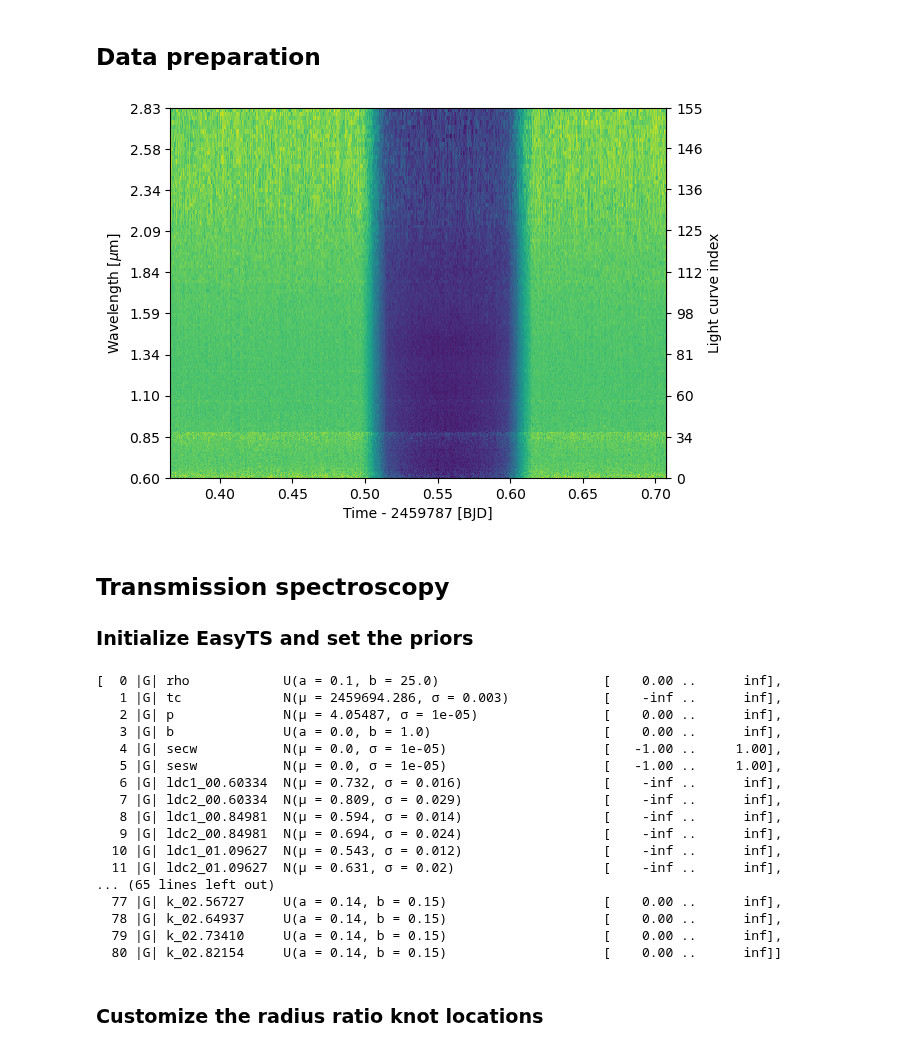
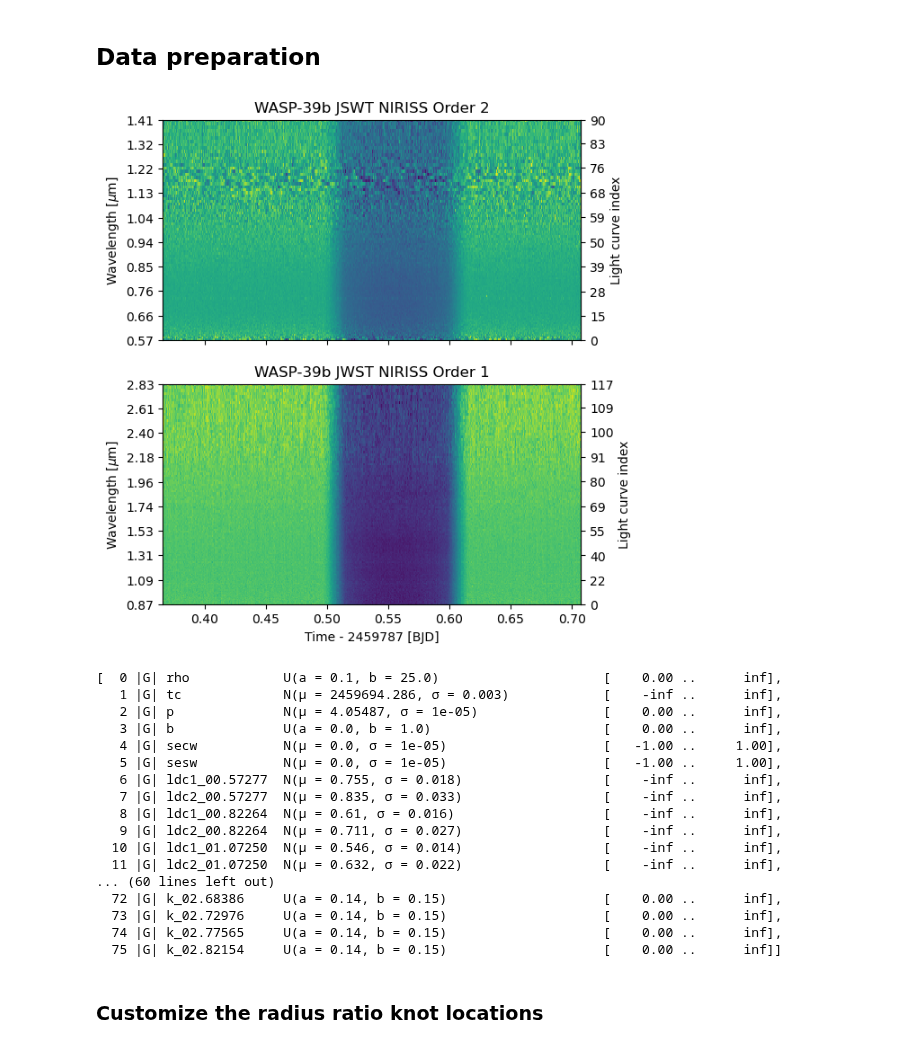
Before and after one commit to hpparvi/ExoIris, a Jupyter notebook: doc/source/examples/e01/01b_short_intro.ipynb, the cells around one changed output. Saved outputs shown, nothing was run; the diff lists cells and outputs as text; code cells hidden in the pictures.

```diff
--- a/doc/source/examples/e01/01b_short_intro.ipynb
+++ b/doc/source/examples/e01/01b_short_intro.ipynb
@@ -19,24 +19,22 @@ from easyts import EasyTS, TSData
 # %% [markdown]
 ## Data preparation
 # %%
-def read_data(fname):
+def read_data(fname, name=""):
     with load_dataset(fname) as ds:
-        return TSData(time=ds.time.values, wavelength=ds.wavelength.values, fluxes=ds.flux.values, errors=ds.error.values)
+        return TSData(time=ds.time.values, wavelength=ds.wavelength.values, fluxes=ds.flux.values, errors=ds.error.values, name=name)
 # %%
-d1 = read_data('data/nirHiss_order_1.h5')
+d1 = read_data('data/nirHiss_order_1.h5', "WASP-39b JWST NIRISS Order 1")
 d1.remove_outliers()
 
-d2 = read_data('data/nirHiss_order_2.h5')
-d2.crop_wavelength(0.6, d1.wllims[0])
+d2 = read_data('data/nirHiss_order_2.h5', "WASP-39b JSWT NIRISS Order 2")
 d2.remove_outliers()
 
 db = d2.bin_wavelength(r = 100) + d1.bin_wavelength(r = 100)
-ax = db.plot()
+db.errors[:,:] = diff(db.fluxes[:, :140]).std(1)[:,newaxis]
+
+fig = db.plot(figsize=(6, 7))
 # %% [output]
-[figure, old version]
+[figure, new version]
-# %% [markdown]
-## Transmission spectroscopy
-### Initialize EasyTS and set the priors
 # %%
 ts = EasyTS('01a_lowres_power2', ldmodel='power-2', data=db, nk=50, nldc=10, nthreads=1)
 ts.set_prior('tc', 'NP', 2459694.286, 0.003)
@@ -52,16 +50,16 @@ ts.ps
    3 |G| b              U(a = 0.0, b = 1.0)                      [    0.00 ..      inf],
    4 |G| secw           N(μ = 0.0, σ = 1e-05)                    [   -1.00 ..     1.00],
    5 |G| sesw           N(μ = 0.0, σ = 1e-05)                    [   -1.00 ..     1.00],
-   6 |G| ldc1_00.60334  N(μ = 0.732, σ = 0.016)                  [    -inf ..      inf],
-   7 |G| ldc2_00.60334  N(μ = 0.809, σ = 0.029)                  [    -inf ..      inf],
-   8 |G| ldc1_00.84981  N(μ = 0.594, σ = 0.014)                  [    -inf ..      inf],
-   9 |G| ldc2_00.84981  N(μ = 0.694, σ = 0.024)                  [    -inf ..      inf],
-  10 |G| ldc1_01.09627  N(μ = 0.543, σ = 0.012)                  [    -inf ..      inf],
-  11 |G| ldc2_01.09627  N(μ = 0.631, σ = 0.02)                   [    -inf ..      inf],
-... (65 lines left out)
-  77 |G| k_02.56727     U(a = 0.14, b = 0.15)                    [    0.00 ..      inf],
-  78 |G| k_02.64937     U(a = 0.14, b = 0.15)                    [    0.00 ..      inf],
-  79 |G| k_02.73410     U(a = 0.14, b = 0.15)                    [    0.00 ..      inf],
-  80 |G| k_02.82154     U(a = 0.14, b = 0.15)                    [    0.00 ..      inf]]
+   6 |G| ldc1_00.57277  N(μ = 0.755, σ = 0.018)                  [    -inf ..      inf],
+   7 |G| ldc2_00.57277  N(μ = 0.835, σ = 0.033)                  [    -inf ..      inf],
+   8 |G| ldc1_00.82264  N(μ = 0.61, σ = 0.016)                   [    -inf ..      inf],
+   9 |G| ldc2_00.82264  N(μ = 0.711, σ = 0.027)                  [    -inf ..      inf],
+  10 |G| ldc1_01.07250  N(μ = 0.546, σ = 0.014)                  [    -inf ..      inf],
+  11 |G| ldc2_01.07250  N(μ = 0.632, σ = 0.022)                  [    -inf ..      inf],
+... (60 lines left out)
+  72 |G| k_02.68386     U(a = 0.14, b = 0.15)                    [    0.00 ..      inf],
+  73 |G| k_02.72976     U(a = 0.14, b = 0.15)                    [    0.00 ..      inf],
+  74 |G| k_02.77565     U(a = 0.14, b = 0.15)                    [    0.00 ..      inf],
+  75 |G| k_02.82154     U(a = 0.14, b = 0.15)                    [    0.00 ..      inf]]
 # %% [markdown]
 ### Customize the radius ratio knot locations
```
Also changed, not shown: parts of 14 cells of this notebook, 4 other files.
